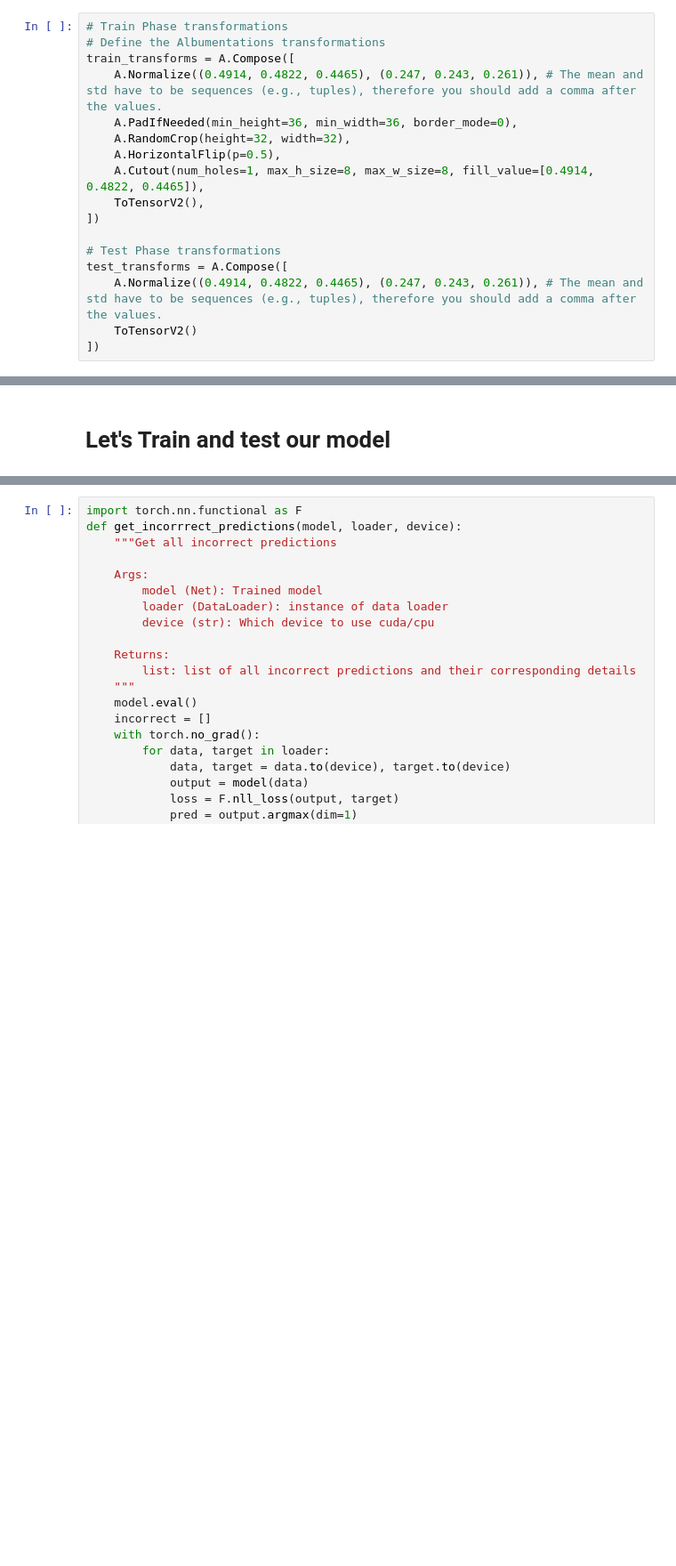
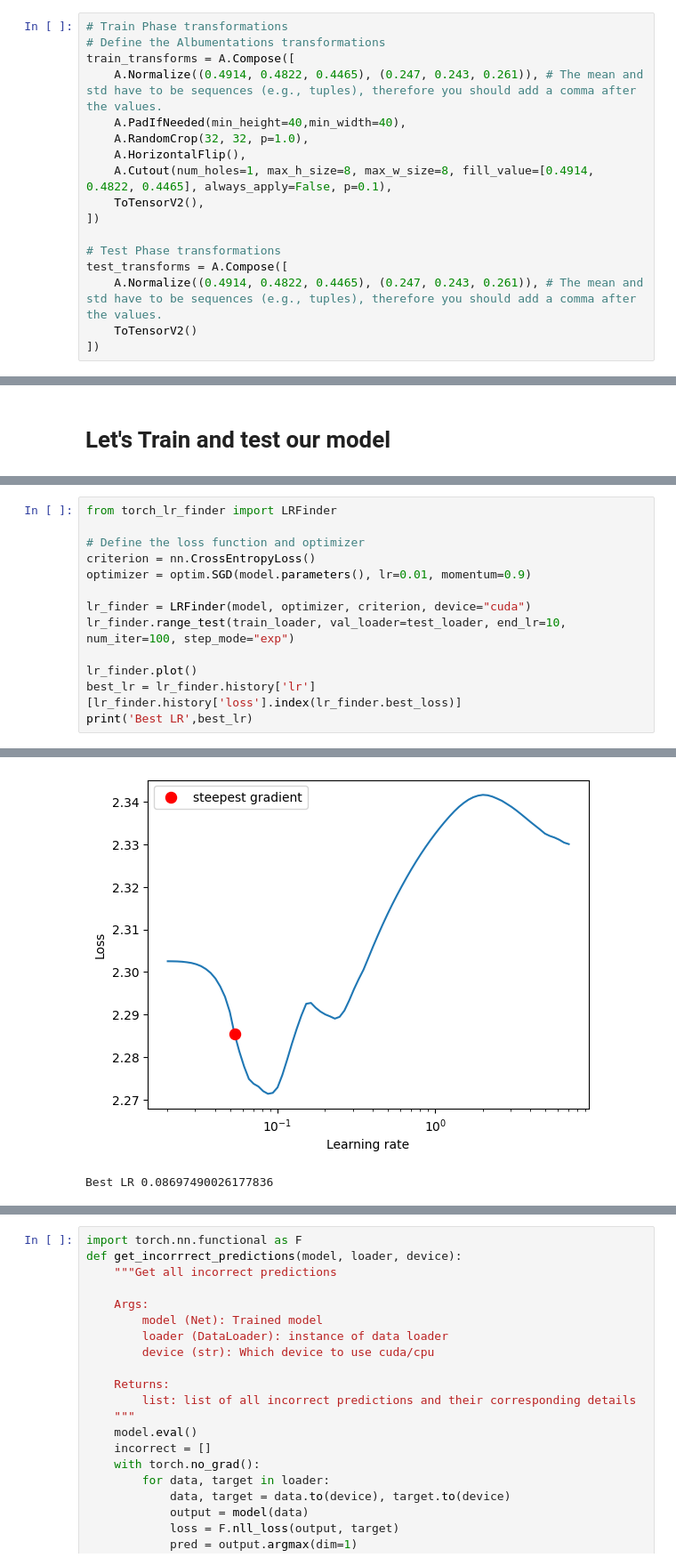
Before and after one commit to dknayakbu/ERA-V1-Assignments, a Jupyter notebook: S10/S10_Model_1.ipynb, the cells around one changed output, grey strips where cells are left out. Shown: that part at 89% size. Saved outputs shown, nothing was run; the diff lists cells and outputs as text; blank space fills up the shorter version.

```diff
--- a/S10/S10_Model_1.ipynb
+++ b/S10/S10_Model_1.ipynb
@@ -60,10 +60,10 @@ We first start with defining our data transformations. We need to think what our
 # Define the Albumentations transformations
 train_transforms = A.Compose([
     A.Normalize((0.4914, 0.4822, 0.4465), (0.247, 0.243, 0.261)), # The mean and std have to be sequences (e.g., tuples), therefore you should add a comma after the values.
-    A.PadIfNeeded(min_height=36, min_width=36, border_mode=0),
-    A.RandomCrop(height=32, width=32),
-    A.HorizontalFlip(p=0.5),
-    A.Cutout(num_holes=1, max_h_size=8, max_w_size=8, fill_value=[0.4914, 0.4822, 0.4465]),
+    A.PadIfNeeded(min_height=40,min_width=40),
+    A.RandomCrop(32, 32, p=1.0),
+    A.HorizontalFlip(),
+    A.Cutout(num_holes=1, max_h_size=8, max_w_size=8, fill_value=[0.4914, 0.4822, 0.4465], always_apply=False, p=0.1),
     ToTensorV2(),
 ])
 
@@ -296,0 +301,14 @@ scheduler = OneCycleLR(optimizer, max_lr=max_lr, total_steps=total_steps,
+# %%
+from torch_lr_finder import LRFinder
+
+# Define the loss function and optimizer
+criterion = nn.CrossEntropyLoss()
+optimizer = optim.SGD(model.parameters(), lr=0.01, momentum=0.9)
+
+lr_finder = LRFinder(model, optimizer, criterion, device="cuda")
+lr_finder.range_test(train_loader, val_loader=test_loader, end_lr=10, num_iter=100, step_mode="exp")
+
+lr_finder.plot()
+best_lr = lr_finder.history['lr'][lr_finder.history['loss'].index(lr_finder.best_loss)]
+print('Best LR',best_lr)
+# %% [output]
@@ -296,0 +318,2 @@ scheduler = OneCycleLR(optimizer, max_lr=max_lr, total_steps=total_steps,
+[figure, added]
+Best LR 0.08697490026177836
```
Also changed, not shown: parts of 10 cells of this notebook.
